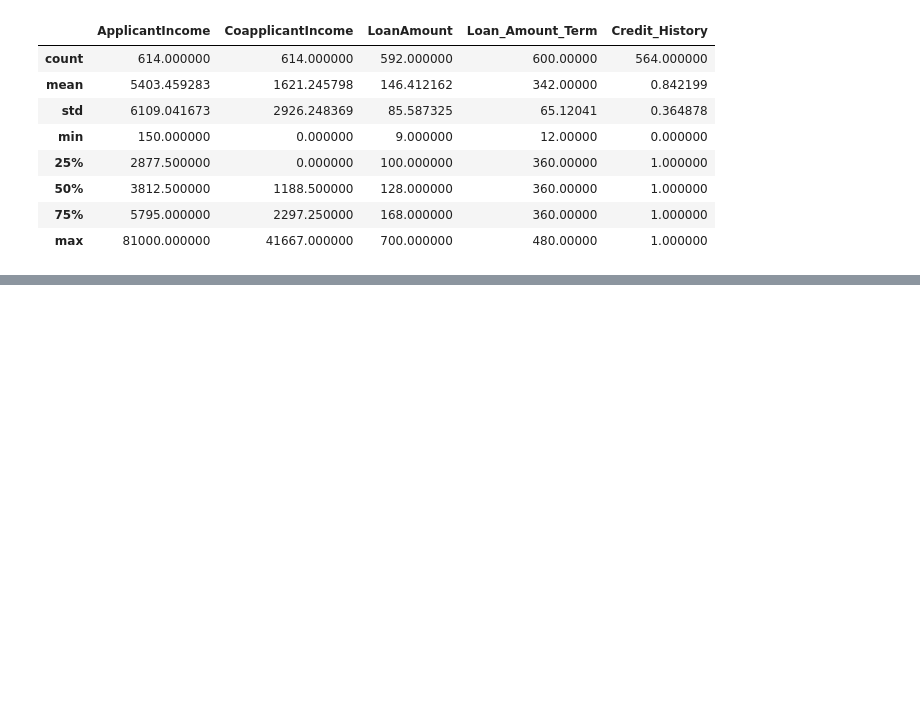
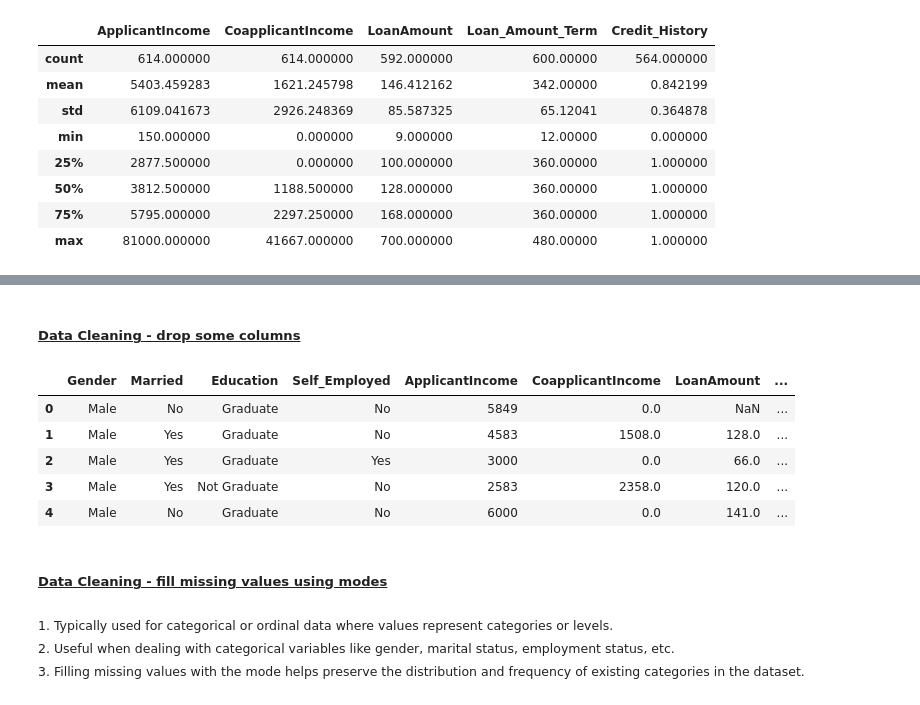
Before and after one commit to ericmaniraguha/loan_prediction_project_system, a Jupyter notebook: load_prediction_ml_project.ipynb, the cells around one changed output, grey strips where cells are left out. Cells and saved outputs as stored; diff of their text form; code cells hidden in the pictures; blank space fills up the shorter version.

```diff
--- a/load_prediction_ml_project.ipynb
+++ b/load_prediction_ml_project.ipynb
@@ -37,6 +44,6 @@ def load_dataset(file_path):
 
 # Example usage:
 file_path = './loan_data_set.csv'
-dataset = load_dataset(file_path)
-if dataset is not None:
-    dataset.head()
+dataset_df = load_dataset(file_path)
+if dataset_df is not None:
+    dataset_df.head()
@@ -89,0 +121,15 @@ dataset.describe()
+# %% [markdown]
+##### <ins>Data Cleaning - drop some columns</ins>
+# %%
+# drop loadID and dependents columns
+dataset_df.drop(['Loan_ID', 'Dependents'], axis=1, inplace=True)
+dataset_df.head()
+# %% [output]
+|  | Gender | Married | Education | Self_Employed | ApplicantIncome | CoapplicantIncome | LoanAmount | ... |
+| 0 | Male | No | Graduate | No | 5849 | 0.0 | NaN | ... |
+| 1 | Male | Yes | Graduate | No | 4583 | 1508.0 | 128.0 | ... |
+| 2 | Male | Yes | Graduate | Yes | 3000 | 0.0 | 66.0 | ... |
+| 3 | Male | Yes | Not Graduate | No | 2583 | 2358.0 | 120.0 | ... |
+| 4 | Male | No | Graduate | No | 6000 | 0.0 | 141.0 | ... |
+# %% [markdown]
+##### <ins>Data Cleaning - fill missing values using modes</ins>
@@ -89,0 +149,3 @@ dataset.describe()
+# %% [markdown]
+<small>1. Typically used for categorical or ordinal data where values represent categories or levels.</small> <br><small>2. Useful when dealing with categorical variables like gender, marital status, employment status, etc.</small><br>
+<small>3. Filling missing values with the mode helps preserve the distribution and frequency of existing categories in the dataset.</small><br>
```
Also changed, not shown: parts of 27 cells of this notebook, 1 other file.
